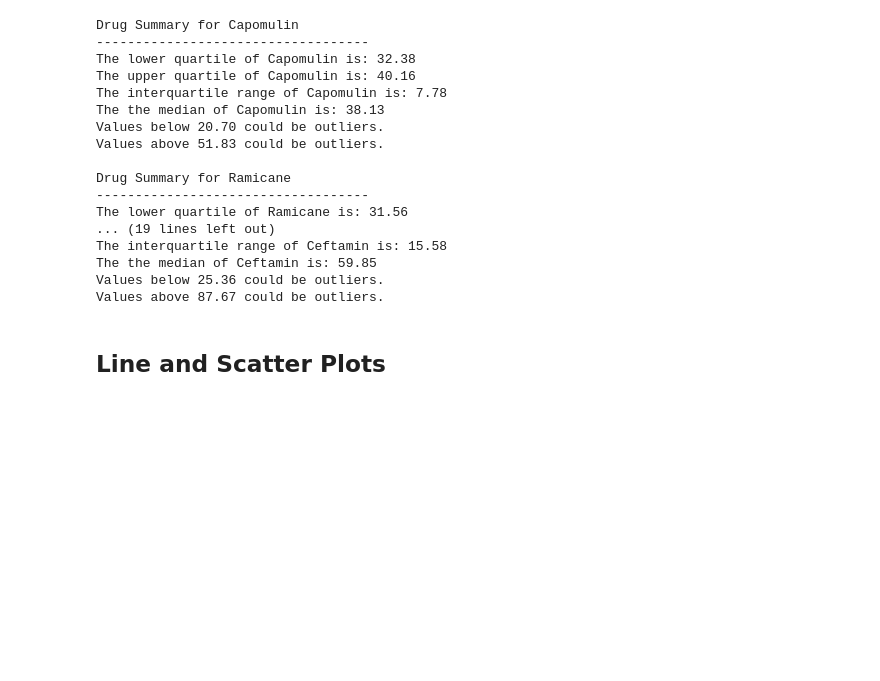
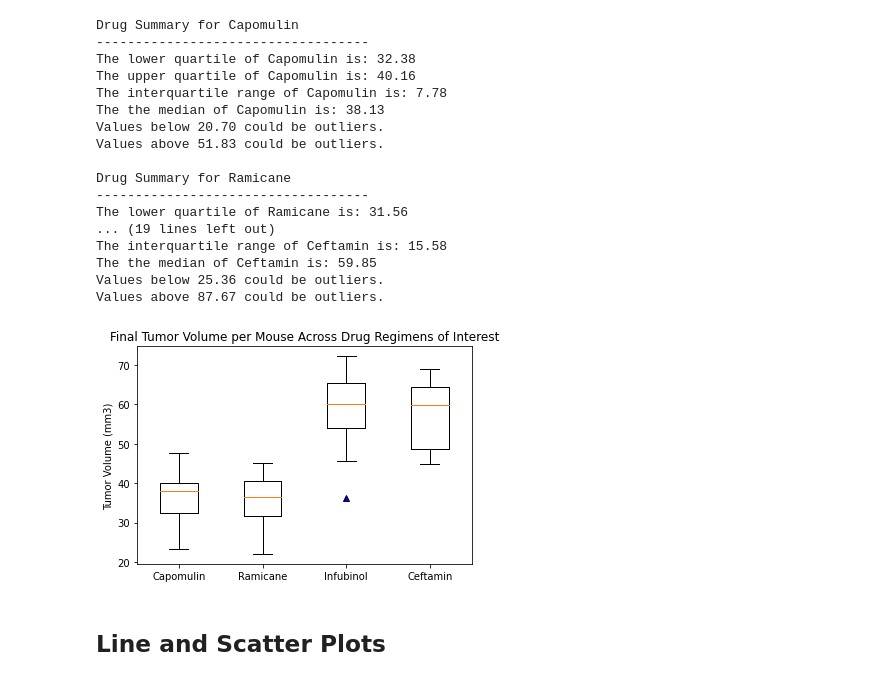
Before and after one commit to pspitzer86/Matplotlib-Challenge, a Jupyter notebook: Pymaceuticals_challenge.ipynb, the cells around one changed output. Saved outputs shown, nothing was run; the diff lists cells and outputs as text; code cells hidden in the pictures; blank space fills up the shorter version.

Commit message:
created boxplots and edited outlier

```diff
--- a/Pymaceuticals_challenge.ipynb
+++ b/Pymaceuticals_challenge.ipynb
@@ -262,6 +262,16 @@ Values below 25.36 could be outliers.
 Values above 87.67 could be outliers.
 # %%
 # Generate a box plot of the final tumor volume of each mouse across four regimens of interest
+
+outliers = dict(markerfacecolor='b', marker='^')
+
+fig1, ax1 = plt.subplots()
+ax1.set_title('Final Tumor Volume per Mouse Across Drug Regimens of Interest')
+ax1.set_ylabel('Tumor Volume (mm3)')
+ax1.boxplot(tumor_vol, flierprops = outliers, labels=treatments)
+plt.show()
+# %% [output]
+[figure, added]
 # %% [markdown]
 ## Line and Scatter Plots
 # %%
```
Also changed, not shown: 1 other file.
